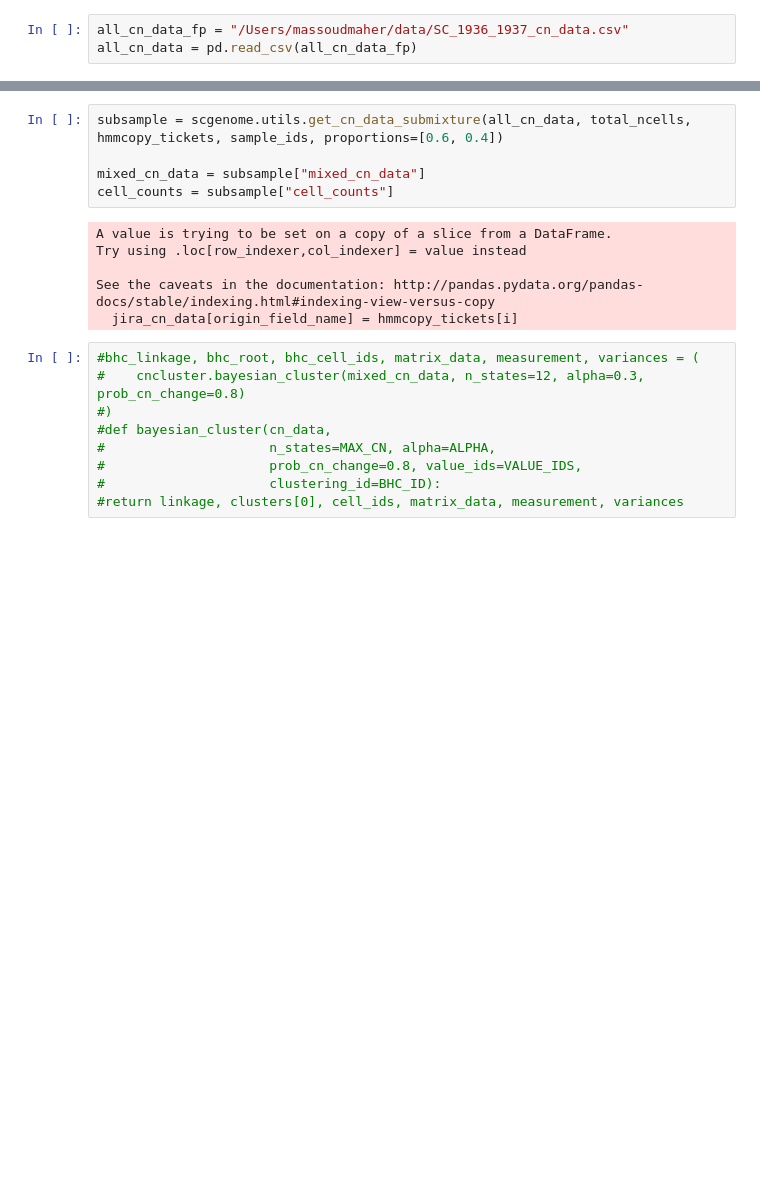
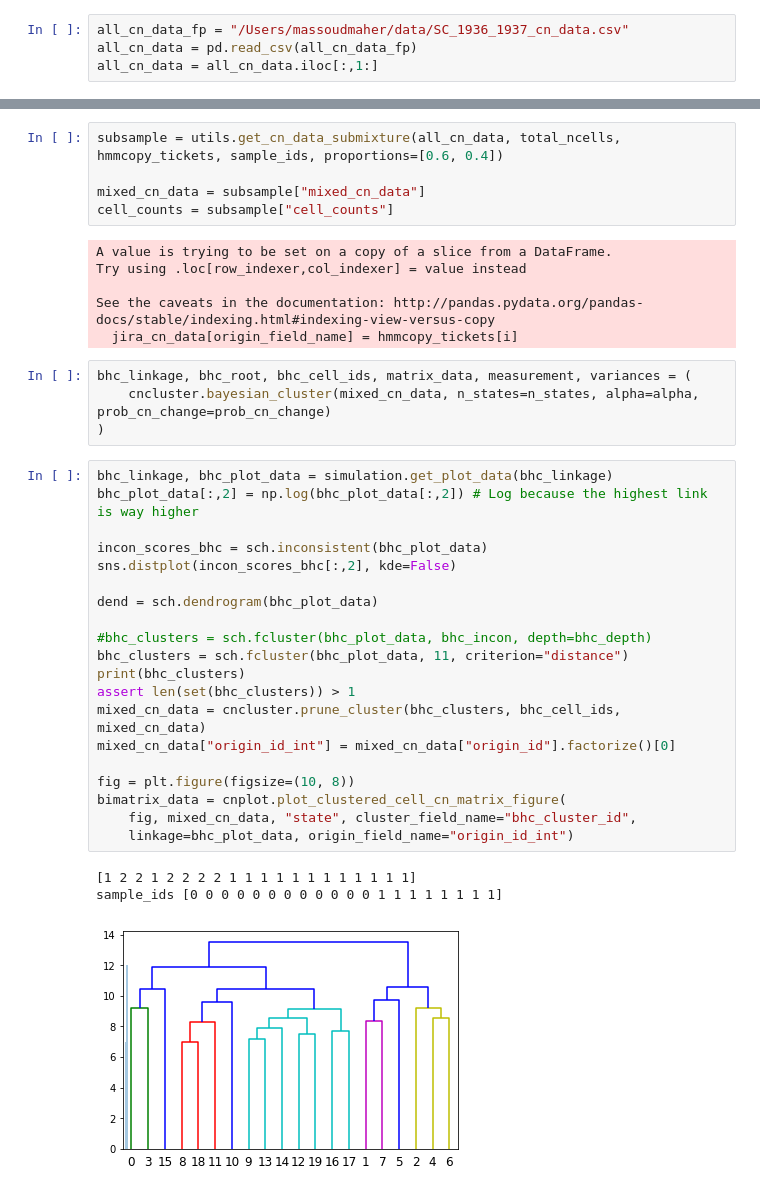
Before and after one commit to shahcompbio/scgenome-deprecated, a Jupyter notebook: notebooks/bayesian_spike_in.ipynb, the cells around one changed output, grey strips where cells are left out. Saved outputs shown, nothing was run; the diff lists cells and outputs as text; blank space fills up the shorter version.

```diff
--- a/notebooks/bayesian_spike_in.ipynb
+++ b/notebooks/bayesian_spike_in.ipynb
@@ -5,3 +10,4 @@ import scgenome.utils
 # %%
 all_cn_data_fp = "/Users/massoudmaher/data/SC_1936_1937_cn_data.csv"
 all_cn_data = pd.read_csv(all_cn_data_fp)
+all_cn_data = all_cn_data.iloc[:,1:]
@@ -18,5 +34,5 @@ proportions = [0.6, 0.4]
 # %%
-subsample = scgenome.utils.get_cn_data_submixture(all_cn_data, total_ncells, hmmcopy_tickets, sample_ids, proportions=[0.6, 0.4])
+subsample = utils.get_cn_data_submixture(all_cn_data, total_ncells, hmmcopy_tickets, sample_ids, proportions=[0.6, 0.4])
 
 mixed_cn_data = subsample["mixed_cn_data"]
 cell_counts = subsample["cell_counts"]
@@ -26,12 +42,31 @@ Try using .loc[row_indexer,col_indexer] = value instead
 
 See the caveats in the documentation: http://pandas.pydata.org/pandas-docs/stable/indexing.html#indexing-view-versus-copy
   jira_cn_data[origin_field_name] = hmmcopy_tickets[i]
-# %%
-#bhc_linkage, bhc_root, bhc_cell_ids, matrix_data, measurement, variances = (
-#    cncluster.bayesian_cluster(mixed_cn_data, n_states=12, alpha=0.3, prob_cn_change=0.8)
-#)
-#def bayesian_cluster(cn_data,
-#                     n_states=MAX_CN, alpha=ALPHA,
-#                     prob_cn_change=0.8, value_ids=VALUE_IDS,
-#                     clustering_id=BHC_ID):
-#return linkage, clusters[0], cell_ids, matrix_data, measurement, variances
+# %%
+bhc_linkage, bhc_root, bhc_cell_ids, matrix_data, measurement, variances = (
+    cncluster.bayesian_cluster(mixed_cn_data, n_states=n_states, alpha=alpha, prob_cn_change=prob_cn_change)
+)
+# %%
+bhc_linkage, bhc_plot_data = simulation.get_plot_data(bhc_linkage)
+bhc_plot_data[:,2] = np.log(bhc_plot_data[:,2]) # Log because the highest link is way higher
+
+incon_scores_bhc = sch.inconsistent(bhc_plot_data)
+sns.distplot(incon_scores_bhc[:,2], kde=False)
+
+dend = sch.dendrogram(bhc_plot_data)
+
+#bhc_clusters = sch.fcluster(bhc_plot_data, bhc_incon, depth=bhc_depth)
+bhc_clusters = sch.fcluster(bhc_plot_data, 11, criterion="distance")
+print(bhc_clusters)
+assert len(set(bhc_clusters)) > 1
+mixed_cn_data = cncluster.prune_cluster(bhc_clusters, bhc_cell_ids, mixed_cn_data)
+mixed_cn_data["origin_id_int"] = mixed_cn_data["origin_id"].factorize()[0]
+
+fig = plt.figure(figsize=(10, 8))
+bimatrix_data = cnplot.plot_clustered_cell_cn_matrix_figure(
+    fig, mixed_cn_data, "state", cluster_field_name="bhc_cluster_id",
+    linkage=bhc_plot_data, origin_field_name="origin_id_int")
+# %% [output]
+[1 2 2 1 2 2 2 2 1 1 1 1 1 1 1 1 1 1 1 1]
+sample_ids [0 0 0 0 0 0 0 0 0 0 0 0 1 1 1 1 1 1 1 1]
+[figure, added]
```
Also changed, not shown: parts of 8 cells of this notebook, 2 other files.
